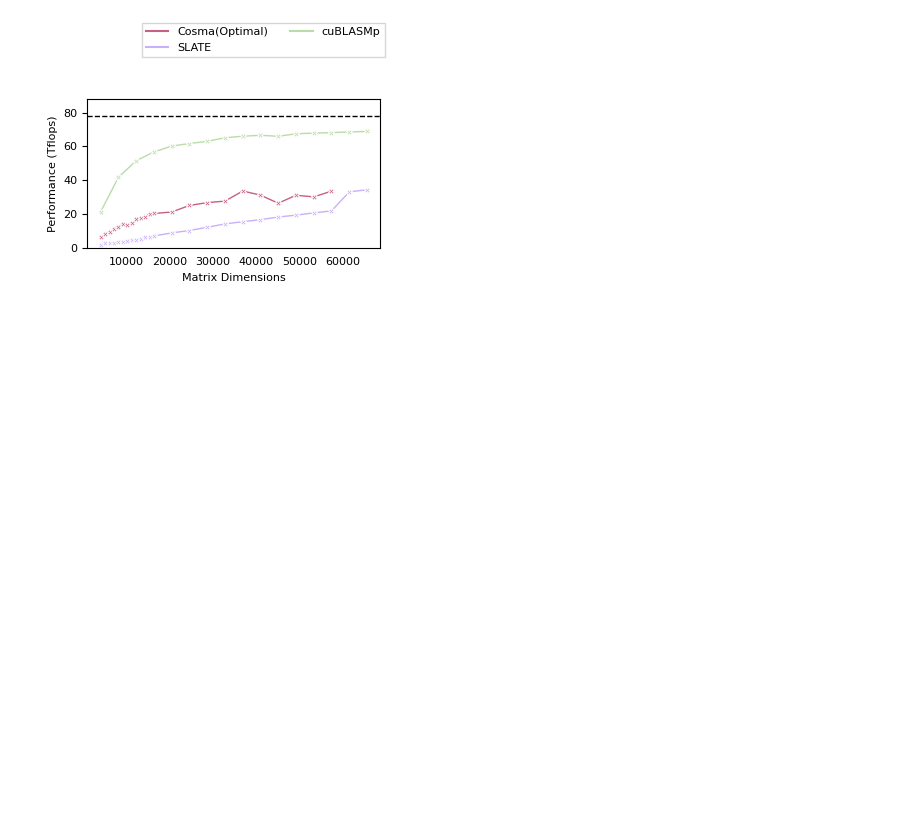
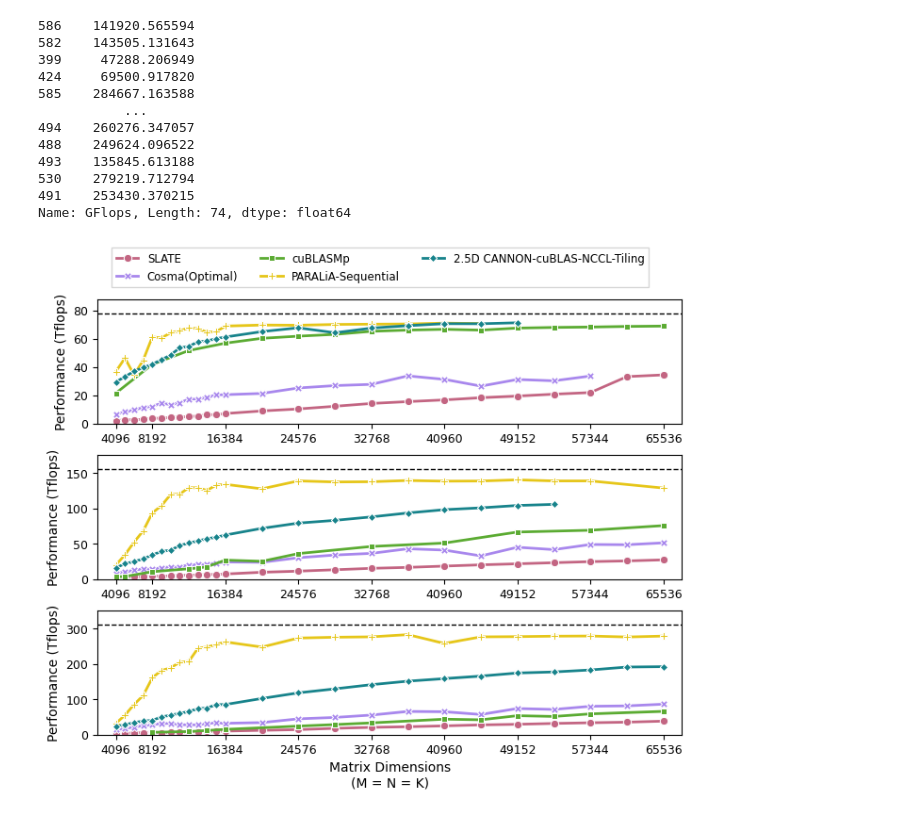
Before and after one commit to bvrettos/Distributed-GEMM-Thesis, a Jupyter notebook: plotters/thesisPlotters.ipynb, the cells around one changed output. Cells and saved outputs as stored; diff of their text form; code cells hidden in the pictures; blank space fills up the shorter version.

```diff
--- a/plotters/thesisPlotters.ipynb
+++ b/plotters/thesisPlotters.ipynb
@@ -226,25 +130,47 @@ plotFatToThinPerformanceComparison(fatToThinDataset, 4, True)
-# %%
-#------------- SINGLE NODE PERFORMANCE FOR UNCUT GEMMS (REBUTTAL) --------------------#
-sns.set_palette(color_map[1:])
-
-fig, ax = plt.subplots(1,1)
-
-axout = sns.lineplot(data=filterNumberOfDevices(squareDataset, 4), x='M', y = 'Performance (Tflops)', hue='Algo', ax=ax, marker = 'X', markersize = 4, linewidth = 1)
-
-ax.axhline(y = 4*19.5, color = 'k', linestyle = '--', linewidth = 1)
-
-ax.set_ylim([0, 4*19.5 + 10])
-plt.tick_params(bottom = False)
-ax.get_legend().remove()
-ax.set_xlabel('Matrix Dimensions')
-
-fig.legend(loc = 'upper right', fontsize = 8, fancybox = False, ncol = 2)
-fig.set_size_inches(width, height*1.2)
-
-fig.subplots_adjust(left=.15, bottom=.15/1.2, right=.99, top=1-((1 - .64)/1.2))
-fig.savefig('plots/%s-PreDistributed-SingleNode-DGEMM.png' % "meluxina")
-# %% [output]
-[figure, removed]
+# %%
+sns.set_palette(color_map[1:])
+sns.color_palette()
+squareDataset.sort_values(inplace = True, by = ['PlotOrder'])
+squareDataset.to_csv("test.csv")
+
+print(squareDataset[squareDataset['Algo'] == 'PARALiA-Sequential']['GFlops'])
+
+fig, axes = plt.subplots(nrows = 3, ncols = 1, figsize=(8,6))
+
+sns.lineplot(data=filterNumberOfDevices(squareDataset, 4), x='K', y = 'Performance (Tflops)', hue='Algo', ax=axes[0], style='Algo', markers = True, markersize = 6, linewidth = 2, dashes=False)
+sns.lineplot(data=filterNumberOfDevices(squareDataset, 8), x='K', y = 'Performance (Tflops)', hue='Algo', ax=axes[1], style='Algo', markers = True, markersize = 6,  linewidth = 2, dashes=False, legend=False)
+sns.lineplot(data=filterNumberOfDevices(squareDataset, 16), x='K', y = 'Performance (Tflops)', hue='Algo', ax=axes[2], style='Algo', markers = True, markersize = 6, linewidth = 2, dashes=False, legend=False)
+
+for ax, numDevices in zip(axes, [4,8,16]):
+    ax.axhline(y = 19.5*numDevices, color = 'k', linestyle = '--', linewidth = 1)
+    ax.set_ylim([0, numDevices*19.5 + 10*(numDevices/4)])
+    # ax.set_title(f'Number Of Nodes: {int(numDevices/4)}', fontsize=8)
+    ax.set_xlabel('')
+    ax.set_xlim([2048, 2**16+2048])
+    ax.set_xticks([8192+x*8192 for x in range(0,8)] + [4096])
+    ax.tick_params(labelsize=9)
+
+plt.grid(False)
+axes[2].set_xlabel('Matrix Dimensions\n(M = N = K)', fontsize=10)
+plt.subplots_adjust(hspace=0.25)
+axes[0].get_legend().remove()
+
+fig.legend(loc = 'upper center', fontsize = 8.5, fancybox = False, ncol = 3, bbox_to_anchor=(0.5,0.98))
+plt.savefig(f"plots/{systemName}-PreDistributed-DGEMM-PerformanceComparison.png")
+# %% [output]
+586    141920.565594
+582    143505.131643
+399     47288.206949
+424     69500.917820
+585    284667.163588
+           ...
+494    260276.347057
+488    249624.096522
+493    135845.613188
+530    279219.712794
+491    253430.370215
+Name: GFlops, Length: 74, dtype: float64
+[figure, added]
 # %%
 #------------- SIMPLE PERFORMANCE/ SOTA COMPARISON PLOT BOXPLOT --------------------#
 def add_median_labels(ax: plt.Axes, offset: int, fmt: str = "d") -> None:
```
Also changed, not shown: parts of 13 cells of this notebook, 24 other files.
